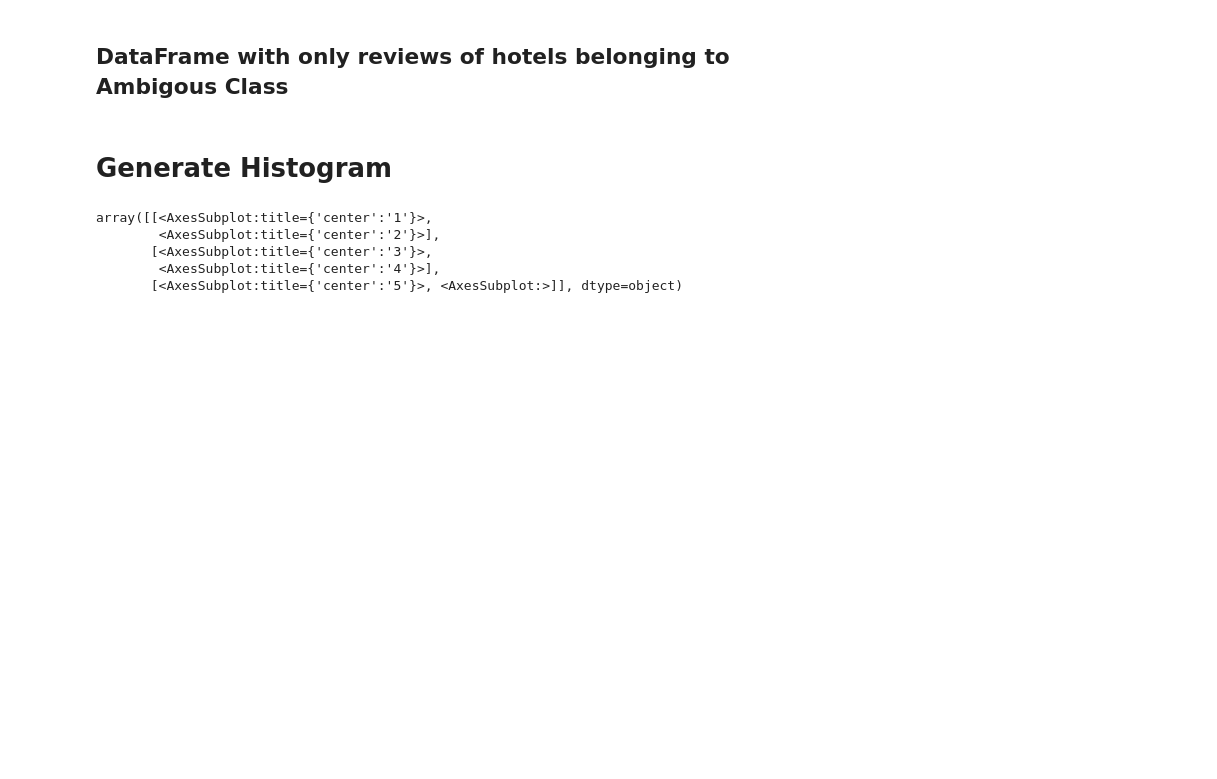
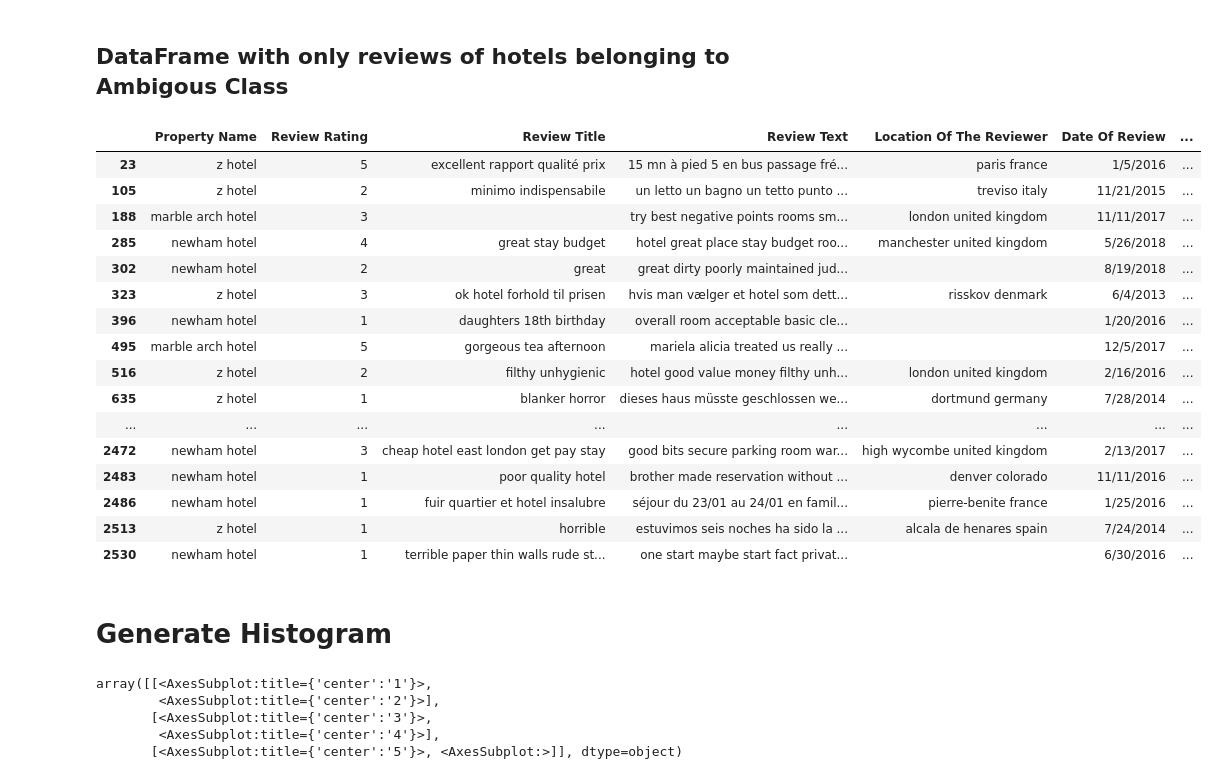
Before and after one commit to syedmuhammadshahrukh/nlp-sentiment-analysis, a Jupyter notebook: main.ipynb, the cells around one changed output. Drawn from its saved outputs; the diff is of its cells as text; code cells hidden in the pictures; blank space fills up the shorter version.

```diff
--- a/main.ipynb
+++ b/main.ipynb
@@ -238 +249,21 @@ filtered_data = data_with_ambiguity.copy()
 filtered_data = filtered_data.loc[(filtered_data['Property Name'] == 'z hotel') | (filtered_data['Property Name'] == 'marble arch hotel') | (filtered_data['Property Name'] == 'newham hotel')]
+# %%
+filtered_data.head(50)
+# %% [output]
+|  | Property Name | Review Rating | Review Title | Review Text | Location Of The Reviewer | Date Of Review | ... |
+| 23 | z hotel | 5 | excellent rapport qualité prix | 15 mn à pied 5 en bus passage fré... | paris france | 1/5/2016 | ... |
+| 105 | z hotel | 2 | minimo indispensabile | un letto un bagno un tetto punto ... | treviso italy | 11/21/2015 | ... |
+| 188 | marble arch hotel | 3 |  | try best negative points rooms sm... | london united kingdom | 11/11/2017 | ... |
+| 285 | newham hotel | 4 | great stay budget | hotel great place stay budget roo... | manchester united kingdom | 5/26/2018 | ... |
+| 302 | newham hotel | 2 | great | great dirty poorly maintained jud... |  | 8/19/2018 | ... |
+| 323 | z hotel | 3 | ok hotel forhold til prisen | hvis man vælger et hotel som dett... | risskov denmark | 6/4/2013 | ... |
+| 396 | newham hotel | 1 | daughters 18th birthday | overall room acceptable basic cle... |  | 1/20/2016 | ... |
+| 495 | marble arch hotel | 5 | gorgeous tea afternoon | mariela alicia treated us really ... |  | 12/5/2017 | ... |
+| 516 | z hotel | 2 | filthy unhygienic | hotel good value money filthy unh... | london united kingdom | 2/16/2016 | ... |
+| 635 | z hotel | 1 | blanker horror | dieses haus müsste geschlossen we... | dortmund germany | 7/28/2014 | ... |
+| ... | ... | ... | ... | ... | ... | ... | ... |
+| 2472 | newham hotel | 3 | cheap hotel east london get pay stay | good bits secure parking room war... | high wycombe united kingdom | 2/13/2017 | ... |
+| 2483 | newham hotel | 1 | poor quality hotel | brother made reservation without ... | denver colorado | 11/11/2016 | ... |
+| 2486 | newham hotel | 1 | fuir quartier et hotel insalubre | séjour du 23/01 au 24/01 en famil... | pierre-benite france | 1/25/2016 | ... |
+| 2513 | z hotel | 1 | horrible | estuvimos seis noches ha sido la ... | alcala de henares spain | 7/24/2014 | ... |
+| 2530 | newham hotel | 1 | terrible paper thin walls rude st... | one start maybe start fact privat... |  | 6/30/2016 | ... |
```
Also changed, not shown: parts of 7 cells of this notebook.
